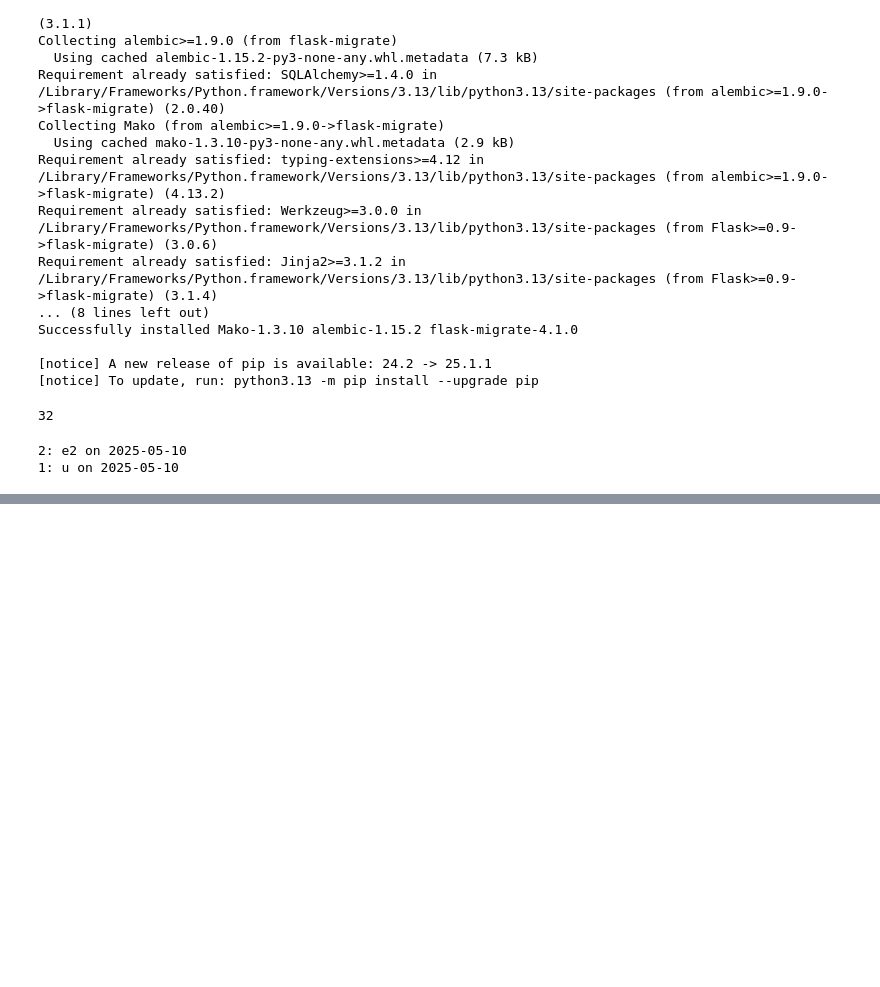
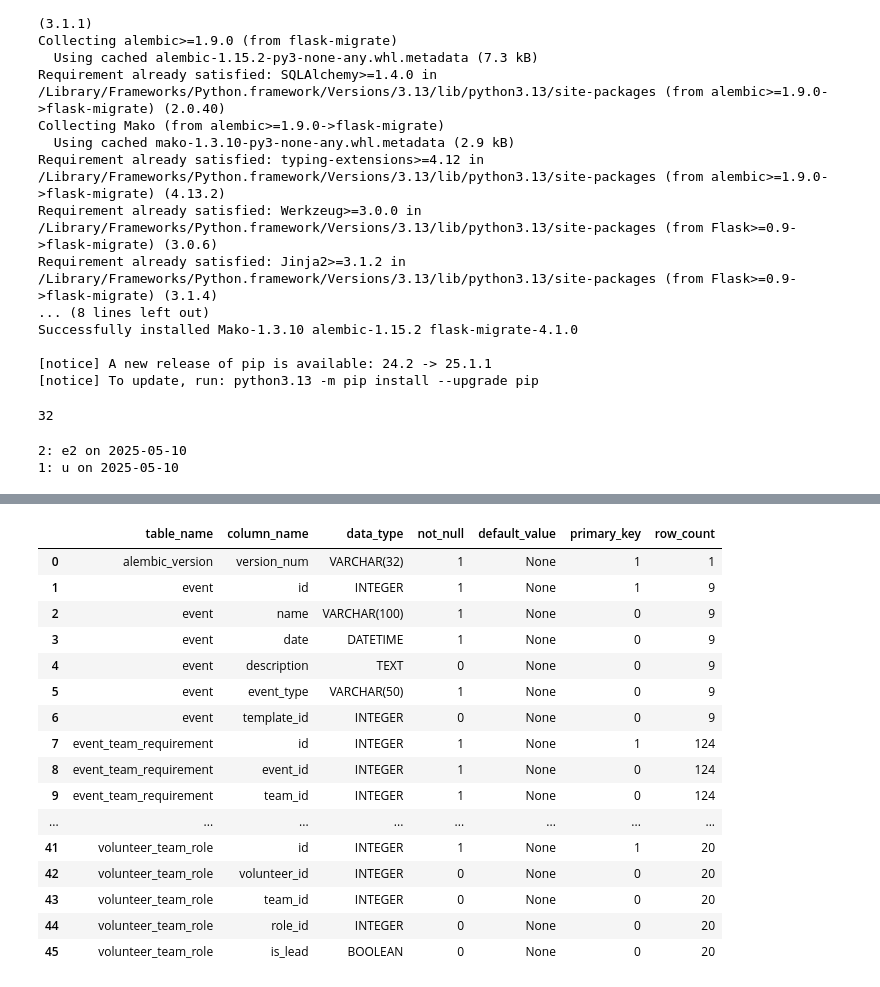
Before and after one commit to mattoakes1985/church-scheduler-app, a Jupyter notebook: app/Untitled.ipynb, the cells around one changed output, grey strips where cells are left out. Drawn from its saved outputs; the diff is of its cells as text; code cells hidden in the pictures; blank space fills up the shorter version.

```diff
--- a/app/Untitled.ipynb
+++ b/app/Untitled.ipynb
@@ -45,0 +67,12 @@ for e in db.session.query(Event).order_by(Event.date.desc()).limit(5):
+# %%
+from sqlalchemy import create_engine
+import pandas as pd
+
+# Replace with your actual path
+db_path = "/Users/developer/Projects/church_scheduler_app/instance/church.db"
+
+# Connect
+engine = create_engine(f"sqlite:///{db_path}")
+
+# Try a query
+pd.read_sql_query("SELECT name FROM sqlite_master WHERE type='table';", engine)
@@ -45,0 +129,49 @@ for e in db.session.query(Event).order_by(Event.date.desc()).limit(5):
+# %%
+from sqlalchemy import text
+
+# First, get schema info
+schema_query = """
+SELECT
+    m.name AS table_name,
+    p.name AS column_name,
+    p.type AS data_type,
+    p.[notnull] AS not_null,
+    p.[dflt_value] AS default_value,
+    p.[pk] AS primary_key
+FROM sqlite_master m
+JOIN pragma_table_info(m.name) p
+WHERE m.type = 'table'
+ORDER BY m.name, p.cid
+"""
+
+schema_df = pd.read_sql_query(schema_query, engine)
+
+# Then, get row counts per table
+tables = schema_df['table_name'].unique()
+row_counts = {
+    table: pd.read_sql_query(f"SELECT COUNT(*) AS count FROM {table}", engine).iloc[0]['count']
+    for table in tables
+}
+
+# Merge row counts into schema DataFrame
+schema_df['row_count'] = schema_df['table_name'].map(row_counts)
+
+schema_df
+# %% [output]
+|  | table_name | column_name | data_type | not_null | default_value | primary_key | row_count |
+| 0 | alembic_version | version_num | VARCHAR(32) | 1 | None | 1 | 1 |
+| 1 | event | id | INTEGER | 1 | None | 1 | 9 |
+| 2 | event | name | VARCHAR(100) | 1 | None | 0 | 9 |
+| 3 | event | date | DATETIME | 1 | None | 0 | 9 |
+| 4 | event | description | TEXT | 0 | None | 0 | 9 |
+| 5 | event | event_type | VARCHAR(50) | 1 | None | 0 | 9 |
+| 6 | event | template_id | INTEGER | 0 | None | 0 | 9 |
+| 7 | event_team_requirement | id | INTEGER | 1 | None | 1 | 124 |
+| 8 | event_team_requirement | event_id | INTEGER | 1 | None | 0 | 124 |
+| 9 | event_team_requirement | team_id | INTEGER | 1 | None | 0 | 124 |
+| ... | ... | ... | ... | ... | ... | ... | ... |
+| 41 | volunteer_team_role | id | INTEGER | 1 | None | 1 | 20 |
+| 42 | volunteer_team_role | volunteer_id | INTEGER | 0 | None | 0 | 20 |
+| 43 | volunteer_team_role | team_id | INTEGER | 0 | None | 0 | 20 |
+| 44 | volunteer_team_role | role_id | INTEGER | 0 | None | 0 | 20 |
+| 45 | volunteer_team_role | is_lead | BOOLEAN | 0 | None | 0 | 20 |
```
Also changed, not shown: parts of 5 cells of this notebook, 7 other files.
